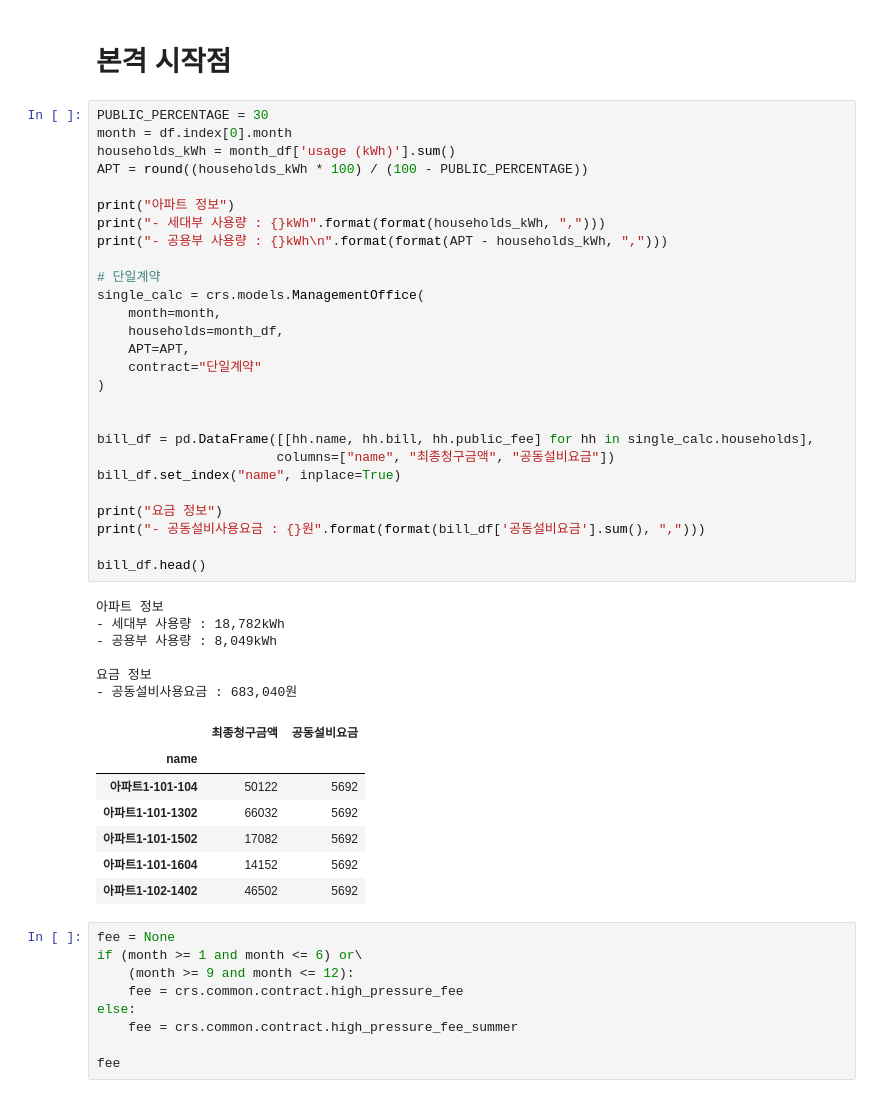
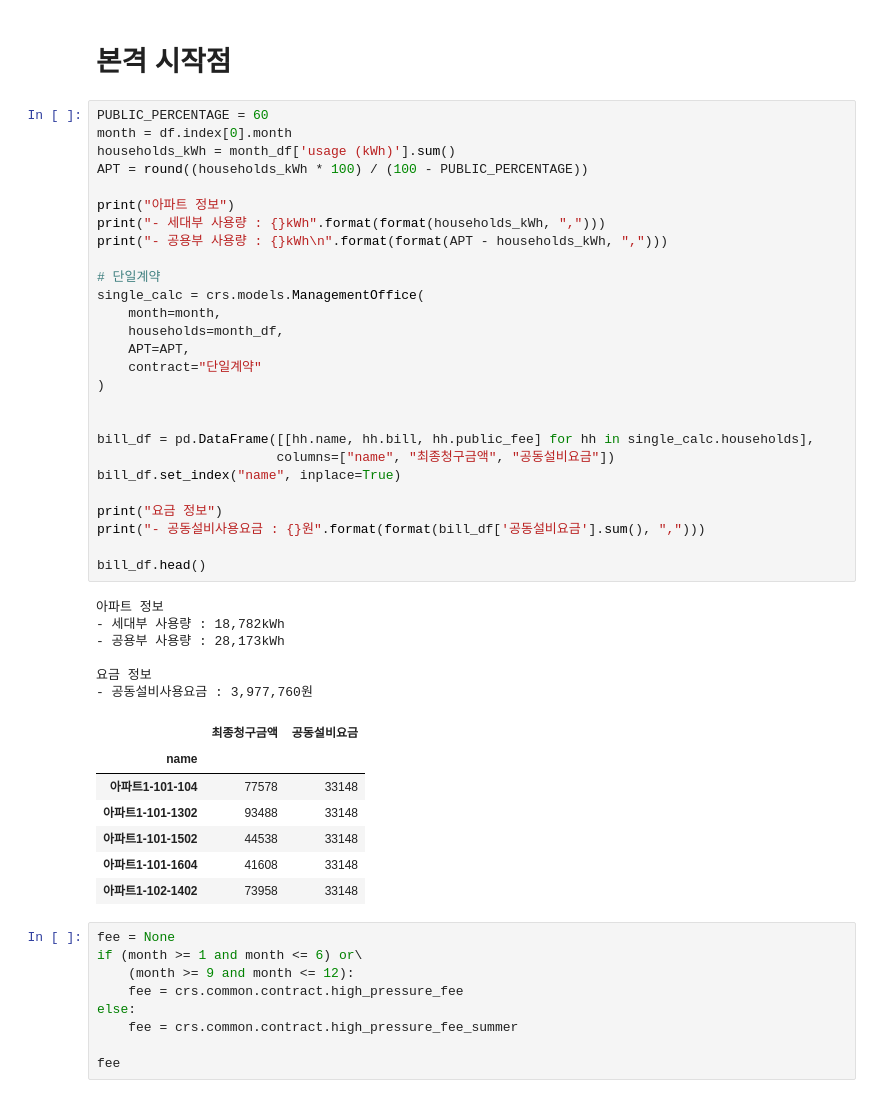
Before and after one commit to formegusto/distribution-by-contribution, a Jupyter notebook: Time Division KMeans (최종정리).ipynb, the cells around one changed output. Drawn from its saved outputs; the diff is of its cells as text.

```diff
--- a/Time Division KMeans (최종정리).ipynb
+++ b/Time Division KMeans (최종정리).ipynb
@@ -348,46 +348,46 @@ month_df.head()
 # %% [markdown]
 # 본격 시작점
 # %%
-PUBLIC_PERCENTAGE = 30
+PUBLIC_PERCENTAGE = 60
 month = df.index[0].month
 households_kWh = month_df['usage (kWh)'].sum()
 APT = round((households_kWh * 100) / (100 - PUBLIC_PERCENTAGE))
 
 print("아파트 정보")
 print("- 세대부 사용량 : {}kWh".format(format(households_kWh, ",")))
 print("- 공용부 사용량 : {}kWh\n".format(format(APT - households_kWh, ",")))
 
 # 단일계약
 single_calc = crs.models.ManagementOffice(
     month=month,
     households=month_df,
     APT=APT,
     contract="단일계약"
 )
 
 
 bill_df = pd.DataFrame([[hh.name, hh.bill, hh.public_fee] for hh in single_calc.households],
                        columns=["name", "최종청구금액", "공동설비요금"])
 bill_df.set_index("name", inplace=True)
 
 print("요금 정보")
 print("- 공동설비사용요금 : {}원".format(format(bill_df['공동설비요금'].sum(), ",")))
 
 bill_df.head()
 # %% [output]
 아파트 정보
 - 세대부 사용량 : 18,782kWh
-- 공용부 사용량 : 8,049kWh
+- 공용부 사용량 : 28,173kWh
 
 요금 정보
-- 공동설비사용요금 : 683,040원
+- 공동설비사용요금 : 3,977,760원
 |  | 최종청구금액 | 공동설비요금 |
 | name |  |  |
-| 아파트1-101-104 | 50122 | 5692 |
-| 아파트1-101-1302 | 66032 | 5692 |
-| 아파트1-101-1502 | 17082 | 5692 |
-| 아파트1-101-1604 | 14152 | 5692 |
-| 아파트1-102-1402 | 46502 | 5692 |
+| 아파트1-101-104 | 77578 | 33148 |
+| 아파트1-101-1302 | 93488 | 33148 |
+| 아파트1-101-1502 | 44538 | 33148 |
+| 아파트1-101-1604 | 41608 | 33148 |
+| 아파트1-102-1402 | 73958 | 33148 |
 # %%
 fee = None
 if (month >= 1 and month <= 6) or\
```
Also changed, not shown: parts of 11 cells of this notebook.
